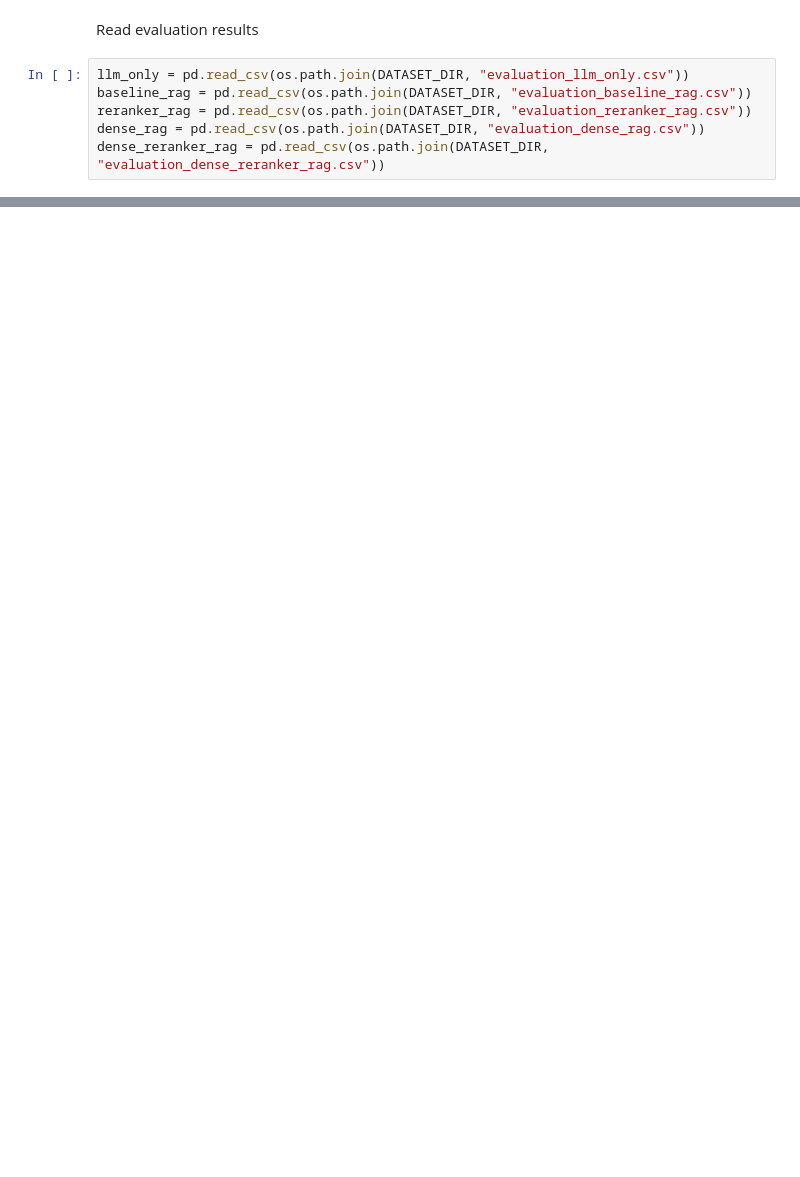
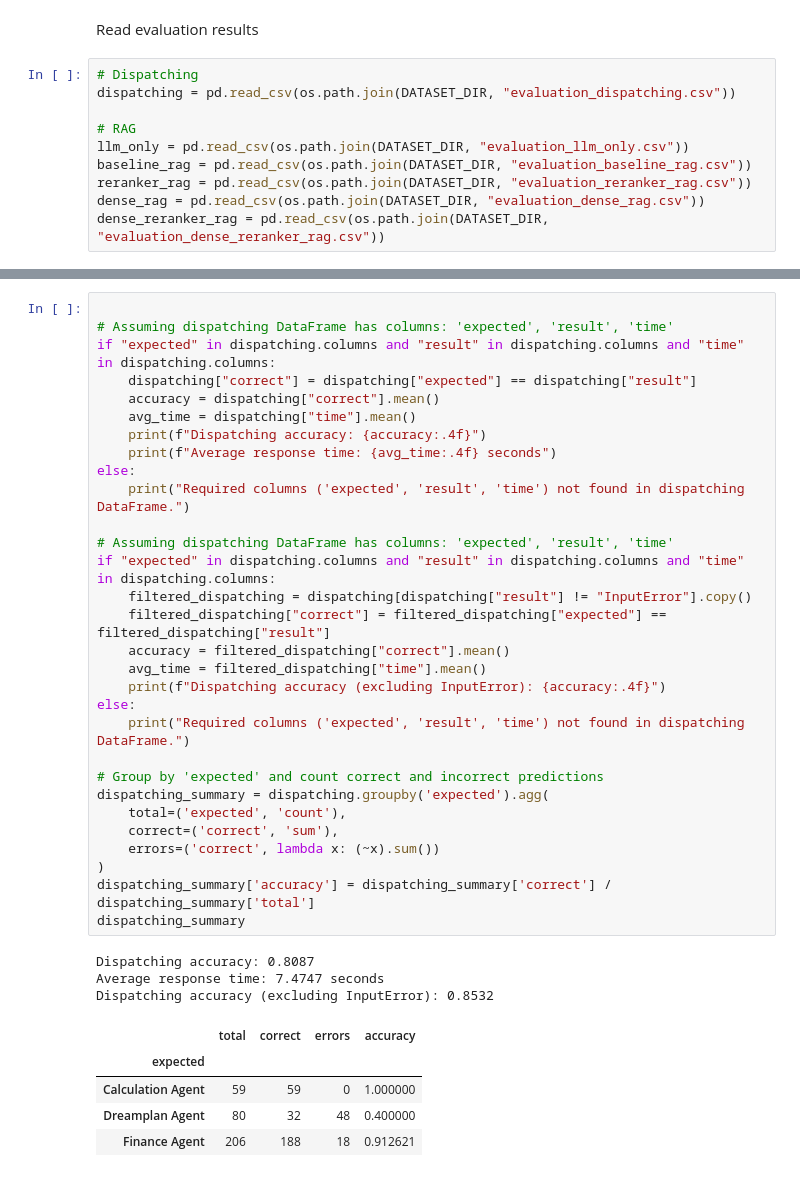
Before and after one commit to ivanarena/dreamplan-ai-financial-advisor, a Jupyter notebook: experiment/evaluation.ipynb, the cells around one changed output, grey strips where cells are left out. Drawn from its saved outputs; the diff is of its cells as text; blank space fills up the shorter version.

Commit message:
Improve prompts and add dispatching evaluation

```diff
--- a/experiment/evaluation.ipynb
+++ b/experiment/evaluation.ipynb
@@ -116,6 +142,10 @@ The completion for index 0 has been truncated before reaching a natural stopping
 # %% [markdown]
 Read evaluation results
 # %%
+# Dispatching
+dispatching = pd.read_csv(os.path.join(DATASET_DIR, "evaluation_dispatching.csv"))
+
+# RAG
 llm_only = pd.read_csv(os.path.join(DATASET_DIR, "evaluation_llm_only.csv"))
 baseline_rag = pd.read_csv(os.path.join(DATASET_DIR, "evaluation_baseline_rag.csv"))
 reranker_rag = pd.read_csv(os.path.join(DATASET_DIR, "evaluation_reranker_rag.csv"))
@@ -123,0 +160,39 @@ dense_reranker_rag = pd.read_csv(os.path.join(DATASET_DIR, "evaluation_dense_rer
+# %%
+
+# Assuming dispatching DataFrame has columns: 'expected', 'result', 'time'
+if "expected" in dispatching.columns and "result" in dispatching.columns and "time" in dispatching.columns:
+    dispatching["correct"] = dispatching["expected"] == dispatching["result"]
+    accuracy = dispatching["correct"].mean()
+    avg_time = dispatching["time"].mean()
+    print(f"Dispatching accuracy: {accuracy:.4f}")
+    print(f"Average response time: {avg_time:.4f} seconds")
+else:
+    print("Required columns ('expected', 'result', 'time') not found in dispatching DataFrame.")
+
+# Assuming dispatching DataFrame has columns: 'expected', 'result', 'time'
+if "expected" in dispatching.columns and "result" in dispatching.columns and "time" in dispatching.columns:
+    filtered_dispatching = dispatching[dispatching["result"] != "InputError"].copy()
+    filtered_dispatching["correct"] = filtered_dispatching["expected"] == filtered_dispatching["result"]
+    accuracy = filtered_dispatching["correct"].mean()
+    avg_time = filtered_dispatching["time"].mean()
+    print(f"Dispatching accuracy (excluding InputError): {accuracy:.4f}")
+else:
+    print("Required columns ('expected', 'result', 'time') not found in dispatching DataFrame.")
+
+# Group by 'expected' and count correct and incorrect predictions
+dispatching_summary = dispatching.groupby('expected').agg(
+    total=('expected', 'count'),
+    correct=('correct', 'sum'),
+    errors=('correct', lambda x: (~x).sum())
+)
+dispatching_summary['accuracy'] = dispatching_summary['correct'] / dispatching_summary['total']
+dispatching_summary
+# %% [output]
+Dispatching accuracy: 0.8087
+Average response time: 7.4747 seconds
+Dispatching accuracy (excluding InputError): 0.8532
+|  | total | correct | errors | accuracy |
+| expected |  |  |  |  |
+| Calculation Agent | 59 | 59 | 0 | 1.000000 |
+| Dreamplan Agent | 80 | 32 | 48 | 0.400000 |
+| Finance Agent | 206 | 188 | 18 | 0.912621 |
```
Also changed, not shown: parts of 11 cells of this notebook, 12 other files.
